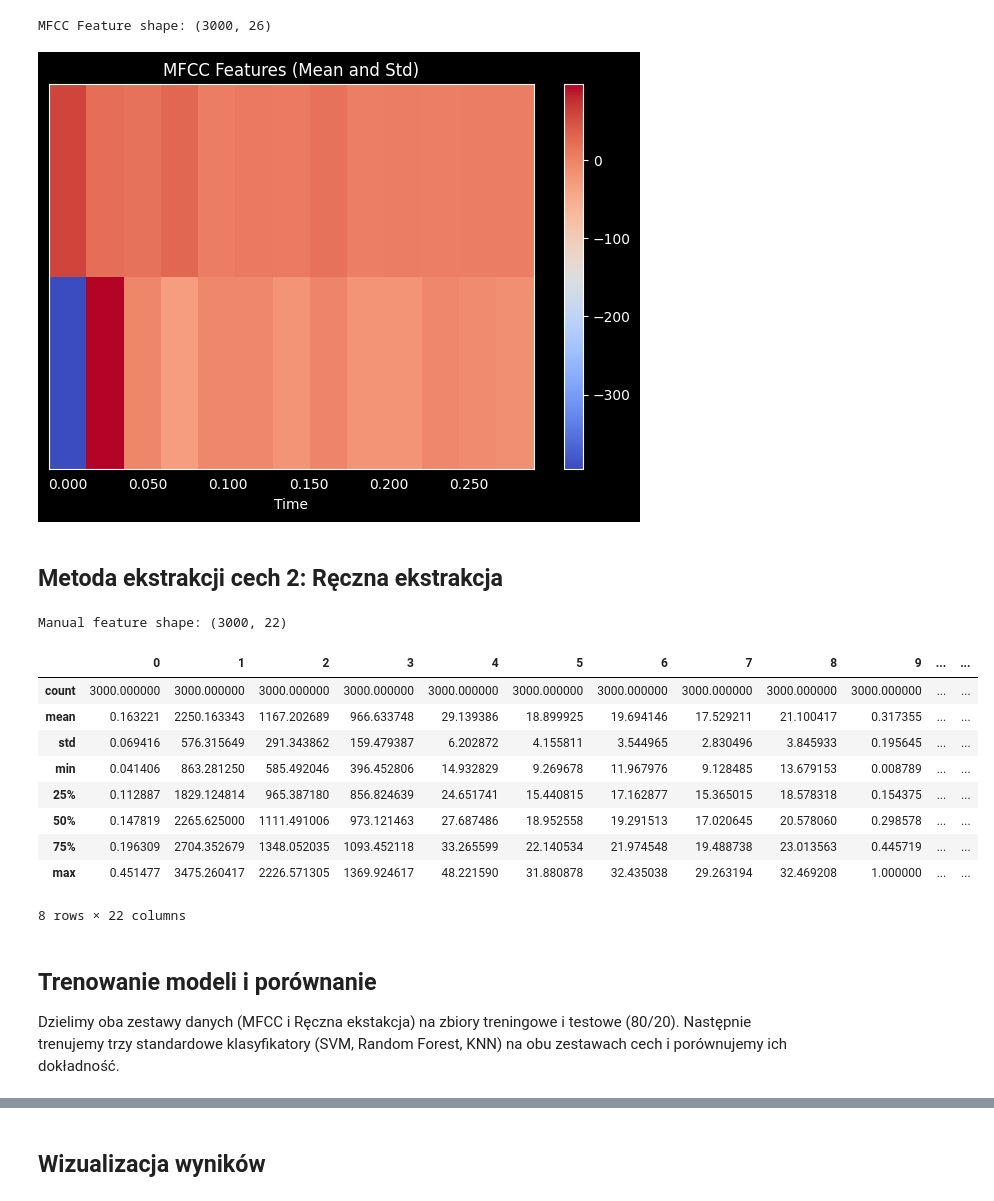
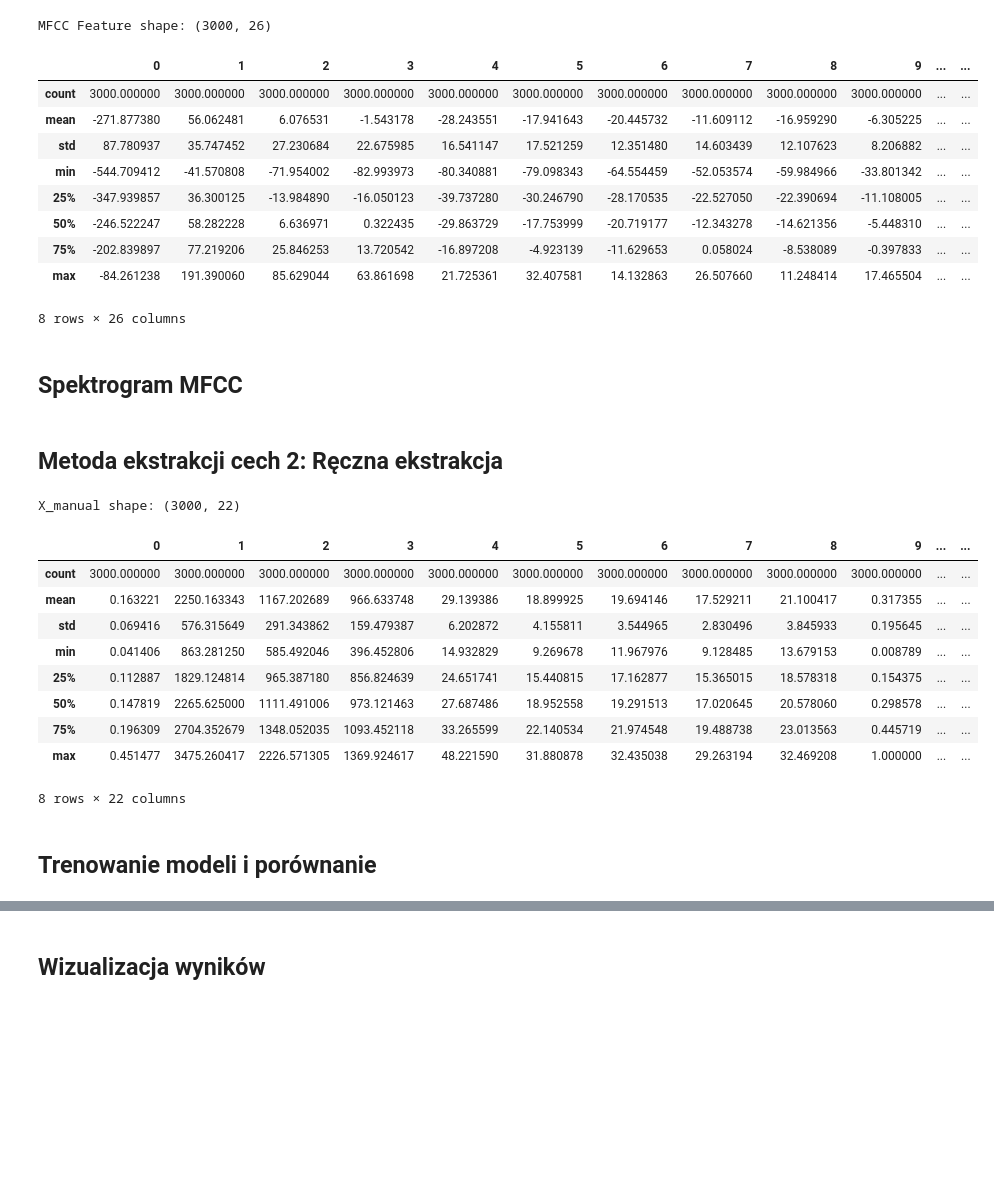
Before and after one commit to micichocki/zmum_project2, a Jupyter notebook: main.ipynb, the cells around one changed output, grey strips where cells are left out. Saved outputs shown, nothing was run; the diff lists cells and outputs as text; code cells hidden in the pictures; blank space fills up the shorter version.

```diff
--- a/main.ipynb
+++ b/main.ipynb
@@ -91,13 +88,20 @@ print(f"MFCC Feature shape: {X_mfcc.shape}")
 # %% [output]
 MFCC Feature shape: (3000, 26)
-# %%
-librosa.display.specshow(X_mfcc[0].reshape(2, -1), x_axis='time')
-plt.colorbar()
-plt.title('MFCC Features (Mean and Std)')
-plt.tight_layout()
-plt.show()
-# %% [output]
-[figure, removed]
+# %%
+pd.DataFrame(X_mfcc).describe()
+# %% [output]
+|  | 0 | 1 | 2 | 3 | 4 | 5 | 6 | 7 | 8 | 9 | ... | ... |
+| count | 3000.000000 | 3000.000000 | 3000.000000 | 3000.000000 | 3000.000000 | 3000.000000 | 3000.000000 | 3000.000000 | 3000.000000 | 3000.000000 | ... | ... |
+| mean | -271.877380 | 56.062481 | 6.076531 | -1.543178 | -28.243551 | -17.941643 | -20.445732 | -11.609112 | -16.959290 | -6.305225 | ... | ... |
+| std | 87.780937 | 35.747452 | 27.230684 | 22.675985 | 16.541147 | 17.521259 | 12.351480 | 14.603439 | 12.107623 | 8.206882 | ... | ... |
+| min | -544.709412 | -41.570808 | -71.954002 | -82.993973 | -80.340881 | -79.098343 | -64.554459 | -52.053574 | -59.984966 | -33.801342 | ... | ... |
+| 25% | -347.939857 | 36.300125 | -13.984890 | -16.050123 | -39.737280 | -30.246790 | -28.170535 | -22.527050 | -22.390694 | -11.108005 | ... | ... |
+| 50% | -246.522247 | 58.282228 | 6.636971 | 0.322435 | -29.863729 | -17.753999 | -20.719177 | -12.343278 | -14.621356 | -5.448310 | ... | ... |
+| 75% | -202.839897 | 77.219206 | 25.846253 | 13.720542 | -16.897208 | -4.923139 | -11.629653 | 0.058024 | -8.538089 | -0.397833 | ... | ... |
+| max | -84.261238 | 191.390060 | 85.629044 | 63.861698 | 21.725361 | 32.407581 | 14.132863 | 26.507660 | 11.248414 | 17.465504 | ... | ... |
+8 rows × 26 columns
+# %% [markdown]
+## Spektrogram MFCC
 # %% [markdown]
 ## Metoda ekstrakcji cech 2: Ręczna ekstrakcja
 # %%
@@ -126,11 +130,11 @@ def manual_features(signal, rate=8000, n_fft=2048):
         rmse.mean(axis=1)
     ))
 # %%
-X_manual = np.array([manual_features(y, rate=8000) for y in data])
-print(f"Manual feature shape: {X_manual.shape}")
+X_manual = np.array([manual_features(y) for y in data])
+print(f"X_manual shape: {X_manual.shape}")
 pd.DataFrame(X_manual).describe()
 # %% [output]
-Manual feature shape: (3000, 22)
+X_manual shape: (3000, 22)
 |  | 0 | 1 | 2 | 3 | 4 | 5 | 6 | 7 | 8 | 9 | ... | ... |
 | count | 3000.000000 | 3000.000000 | 3000.000000 | 3000.000000 | 3000.000000 | 3000.000000 | 3000.000000 | 3000.000000 | 3000.000000 | 3000.000000 | ... | ... |
 | mean | 0.163221 | 2250.163343 | 1167.202689 | 966.633748 | 29.139386 | 18.899925 | 19.694146 | 17.529211 | 21.100417 | 0.317355 | ... | ... |
@@ -143,5 +147,3 @@ Manual feature shape: (3000, 22)
 8 rows × 22 columns
 # %% [markdown]
 ## Trenowanie modeli i porównanie
-Dzielimy oba zestawy danych (MFCC i Ręczna ekstakcja) na zbiory treningowe i testowe (80/20).
-Następnie trenujemy trzy standardowe klasyfikatory (SVM, Random Forest, KNN) na obu zestawach cech i porównujemy ich dokładność.
```
Also changed, not shown: parts of 10 cells of this notebook, 3 other files.
